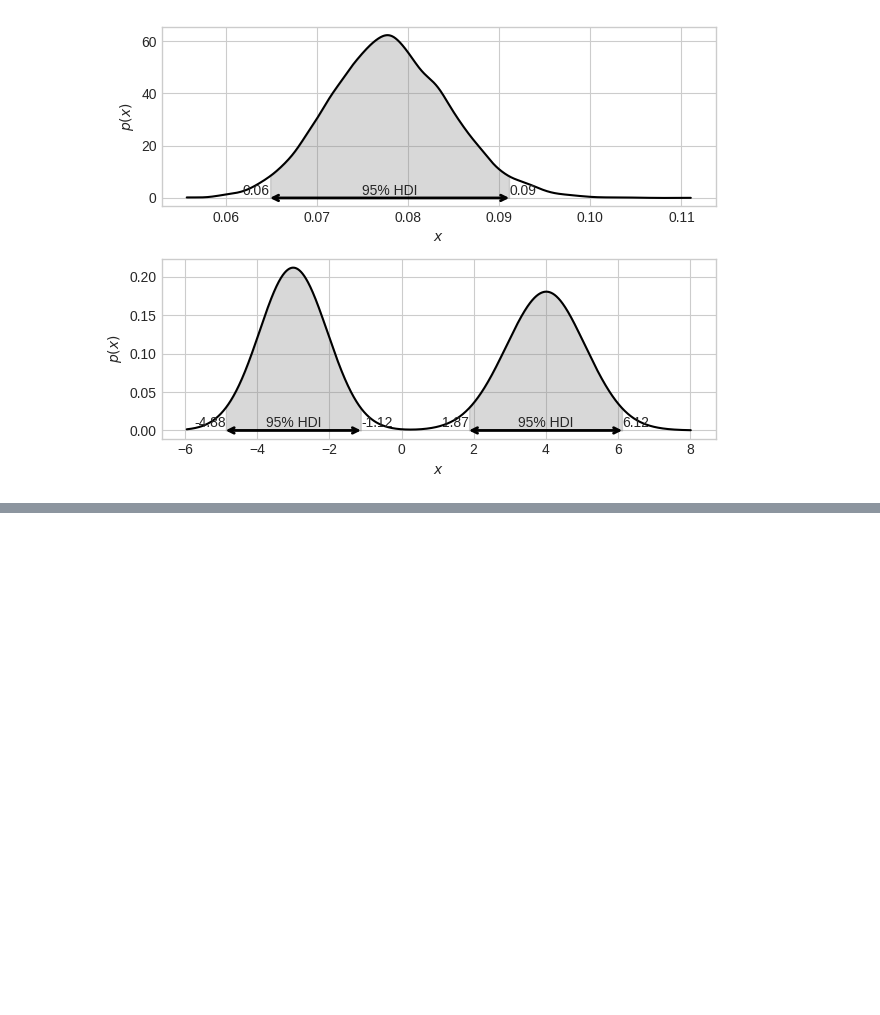
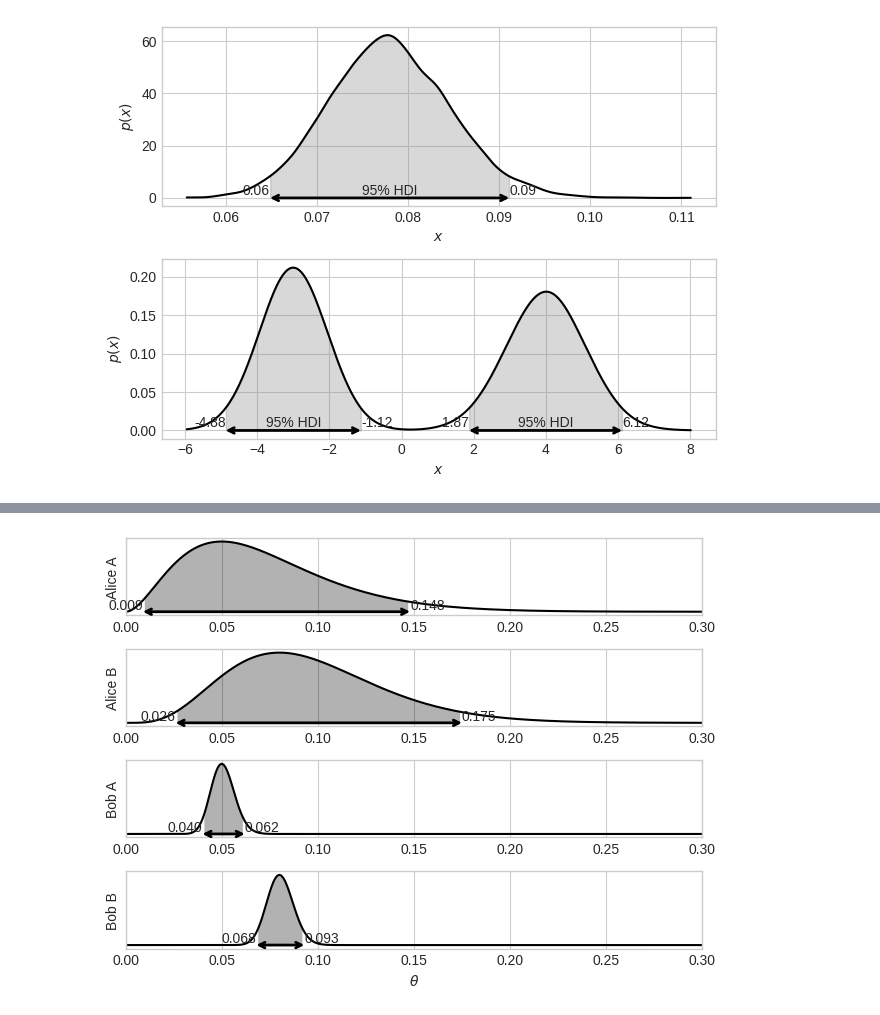
Before and after one commit to yuji-sgs/web-optimization, a Jupyter notebook: cahpter1.ipynb, the cells around one changed output, grey strips where cells are left out. Saved outputs shown, nothing was run; the diff lists cells and outputs as text; code cells hidden in the pictures; blank space fills up the shorter version.

```diff
--- a/cahpter1.ipynb
+++ b/cahpter1.ipynb
@@ -392,0 +435,37 @@ plt.show()
+# %%
+# アリスとボブのレポートの各デザイン案のHDI
+
+def plot_hdi(ps, label):
+  hm_thetas = hmv(thetas, ps, 0.95)
+  plt.plot(thetas, ps)
+  plt.annotate('', xy=(hm_thetas.min(), 0),
+                xytext=(hm_thetas.max(), 0),
+                arrowprops=dict(color='black', shrinkA=0, shrinkB=0,
+                                arrowstyle='<->', linewidth=2))
+  plt.annotate('%.3f' % hm_thetas.min(), xy=(hm_thetas.min(), 0),
+                ha='right', va='bottom')
+  plt.annotate('%.3f' % hm_thetas.max(), xy=(hm_thetas.max(), 0),
+                ha='left', va='bottom')
+  hm_region = (hm_thetas.min() < thetas) & (thetas < hm_thetas.max())
+  plt.fill_between(thetas[hm_region], ps[hm_region], 0, alpha=0.3)
+  plt.xlim(0, 0.3)
+  plt.ylabel(label)
+  plt.yticks([])
+
+plt.subplot(4, 1, 1)
+alice_a = posterior(2, 40)
+plot_hdi(alice_a, 'Alice A')
+plt.subplot(4, 1, 2)
+alice_b = posterior(4, 50)
+plot_hdi(alice_b, 'Alice B')
+plt.subplot(4, 1, 3)
+bob_a = posterior(64, 1280)
+plot_hdi(bob_a, 'Bob A')
+plt.subplot(4, 1, 4)
+bob_b = posterior(128, 1600)
+plot_hdi(bob_b, 'Bob B')
+plt.xlabel(r'$\theta$')
+plt.tight_layout()
+plt.show()
+# %% [output]
+[figure, added]
```
Also changed, not shown: parts of 4 cells of this notebook.
